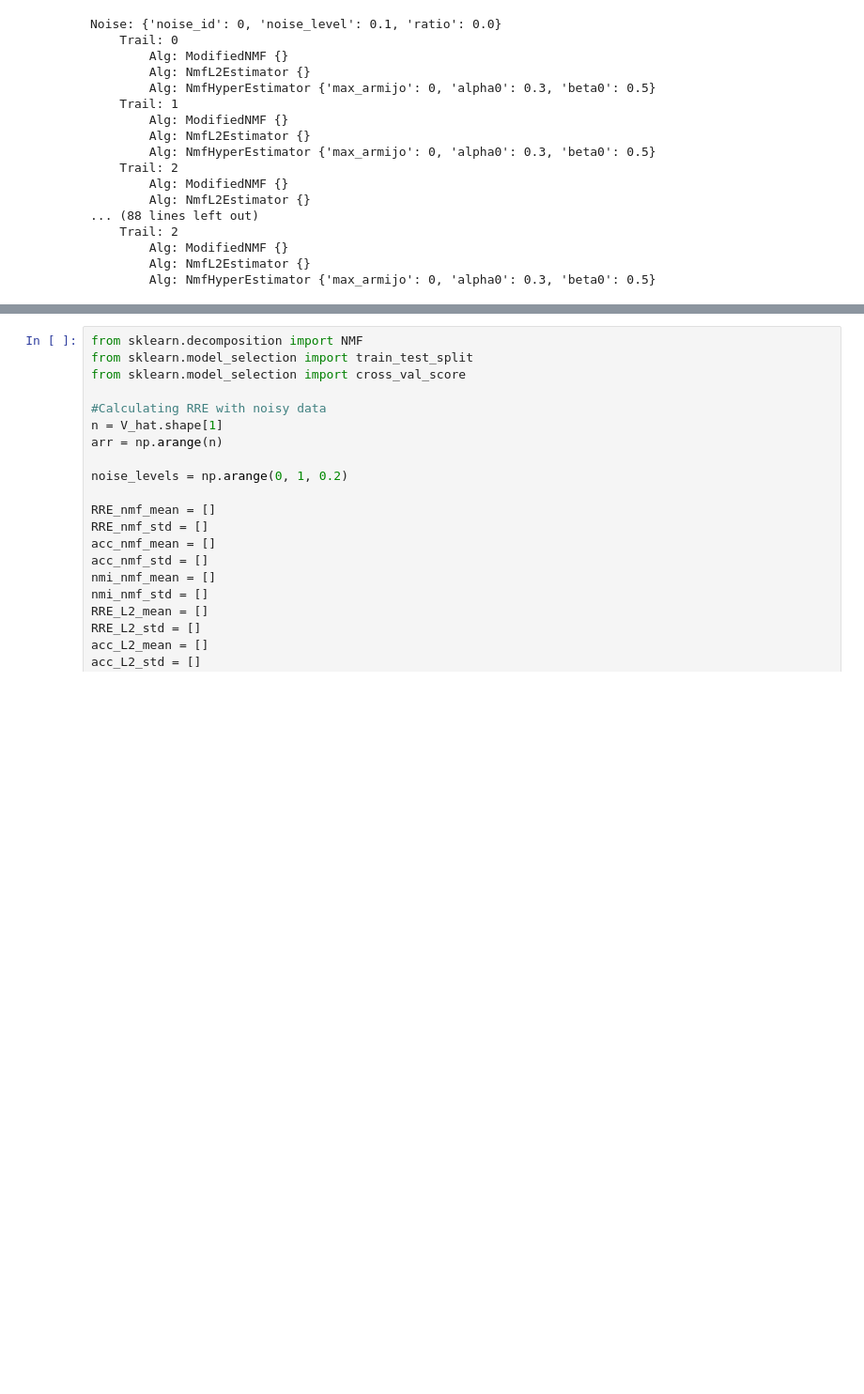
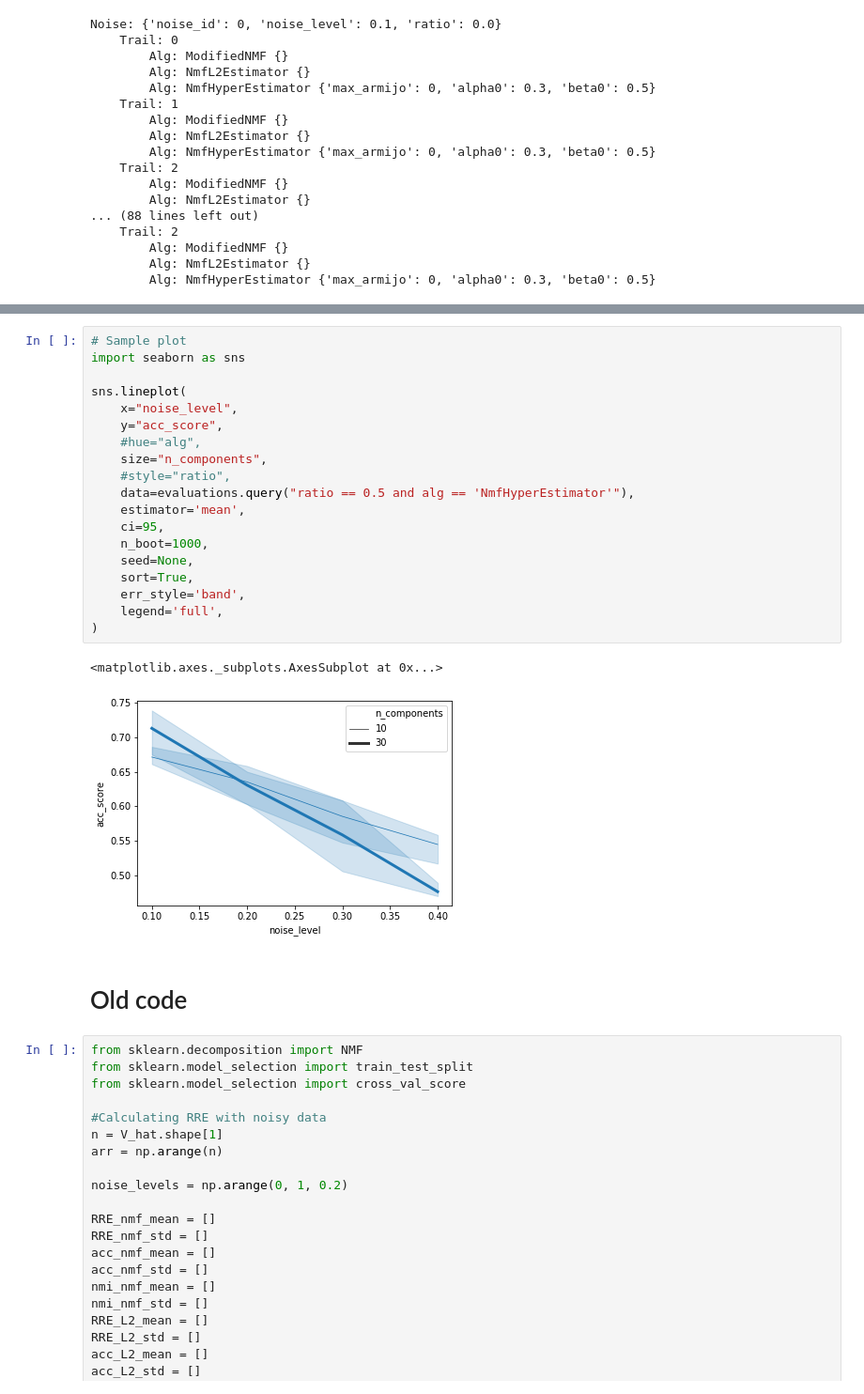
Before and after one commit to Dovermore/COMP5328NMF, a Jupyter notebook: src/assignment1.ipynb, the cells around one changed output, grey strips where cells are left out. Shown: that part at 94% size. Cells and saved outputs as stored; diff of their text form; blank space fills up the shorter version.

Commit message:
update a sample seaborn plot

```diff
--- a/src/assignment1.ipynb
+++ b/src/assignment1.ipynb
@@ -315,3 +330,27 @@ Noise: {'noise_id': 0, 'noise_level': 0.1, 'ratio': 0.0}
+# %%
+# Sample plot
+import seaborn as sns
+
+sns.lineplot(
+    x="noise_level",
+    y="acc_score",
+    #hue="alg",
+    size="n_components",
+    #style="ratio",
+    data=evaluations.query("ratio == 0.5 and alg == 'NmfHyperEstimator'"),
+    estimator='mean',
+    ci=95,
+    n_boot=1000,
+    seed=None,
+    sort=True,
+    err_style='band',
+    legend='full',
+)
+# %% [output]
+<matplotlib.axes._subplots.AxesSubplot at 0x...>
+[figure, added]
+# %% [markdown]
+# Old code
 # %%
 from sklearn.decomposition import NMF
 from sklearn.model_selection import train_test_split
```
Also changed, not shown: parts of 1 cell of this notebook.
